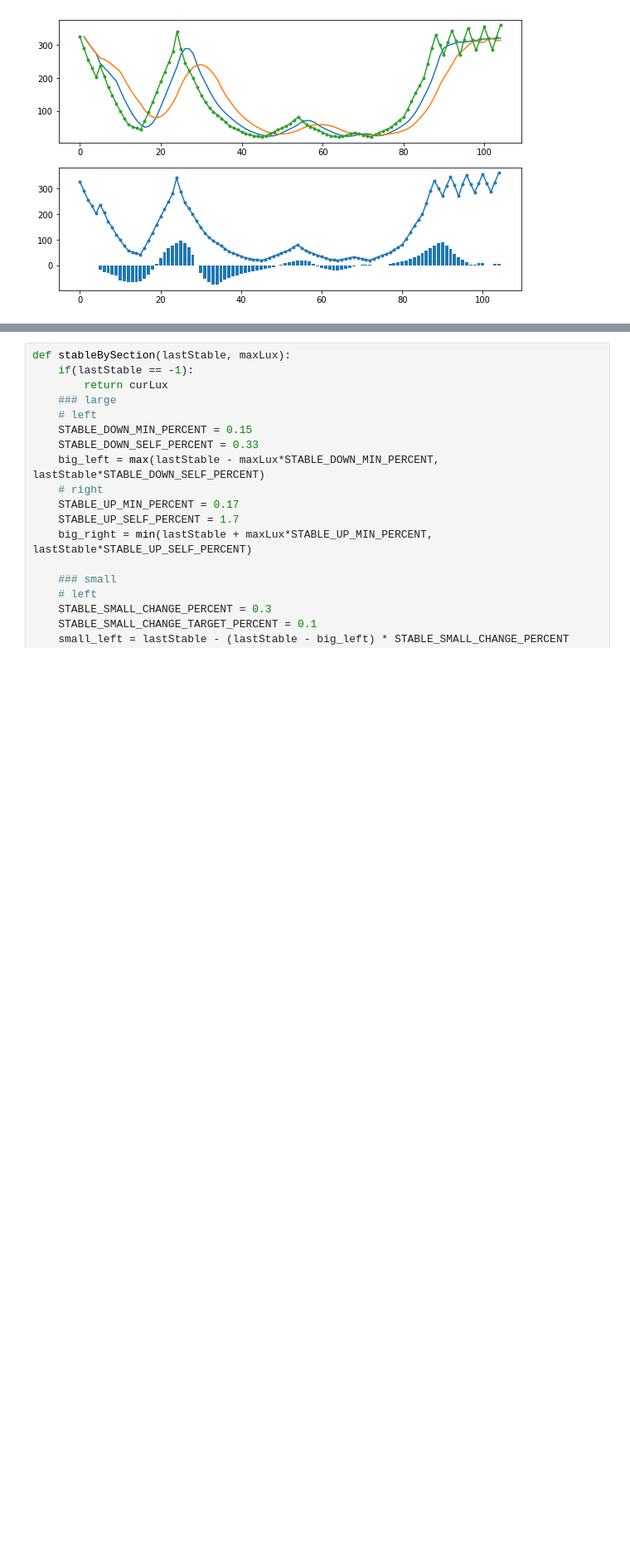
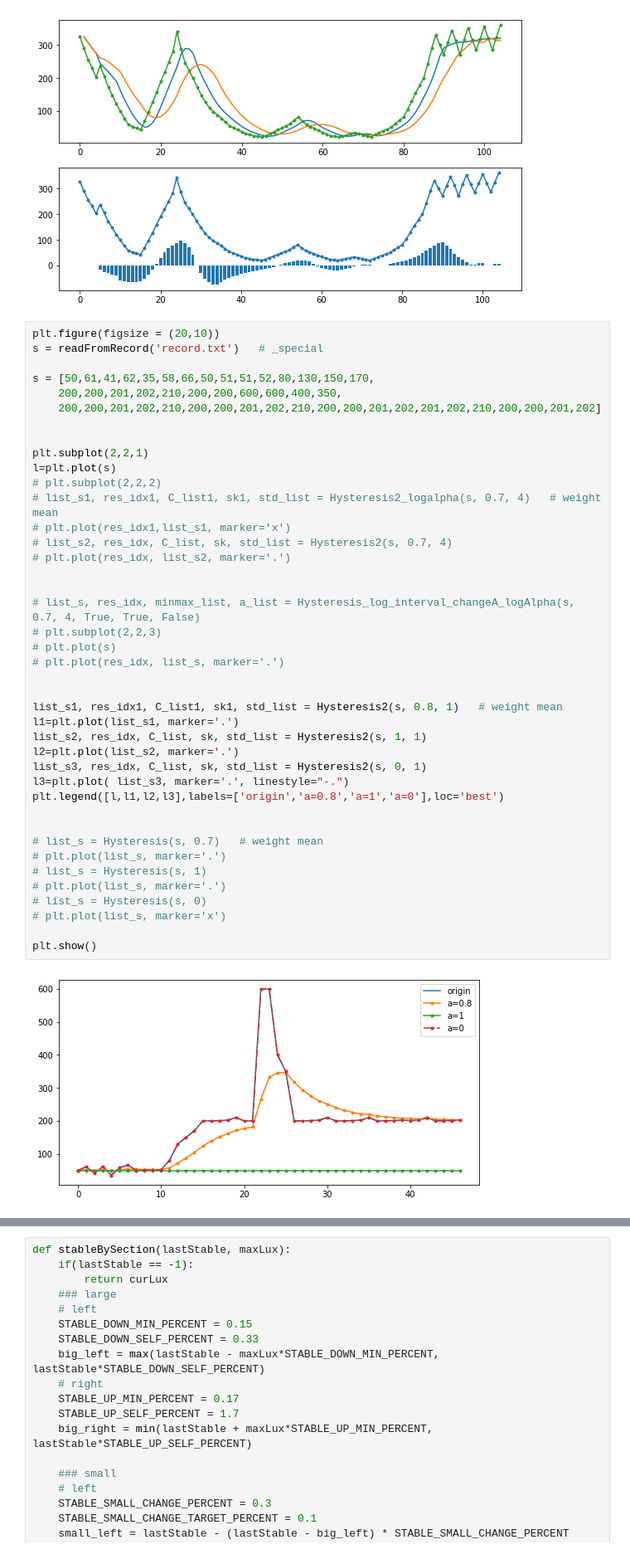
Before and after one commit to Whu-wxy/AmbientLightLab, a Jupyter notebook: filterTest.ipynb, the cells around one changed output, grey strips where cells are left out. Shown: that part at 83% size. Drawn from its saved outputs; the diff is of its cells as text; blank space fills up the shorter version.

```diff
--- a/filterTest.ipynb
+++ b/filterTest.ipynb
@@ -542,6 +686,49 @@ plt.plot(t,s, marker='.')
 plt.show()
 # %% [output]
 [figure]
+# %%
+plt.figure(figsize = (20,10))
+s = readFromRecord('record.txt')   # _special
+
+s = [50,61,41,62,35,58,66,50,51,51,52,80,130,150,170,
+    200,200,201,202,210,200,200,600,600,400,350,
+    200,200,201,202,210,200,200,201,202,210,200,200,201,202,201,202,210,200,200,201,202]
+
+
+plt.subplot(2,2,1)
+l=plt.plot(s)
+# plt.subplot(2,2,2)
+# list_s1, res_idx1, C_list1, sk1, std_list = Hysteresis2_logalpha(s, 0.7, 4)   # weight mean
+# plt.plot(res_idx1,list_s1, marker='x')
+# list_s2, res_idx, C_list, sk, std_list = Hysteresis2(s, 0.7, 4)
+# plt.plot(res_idx, list_s2, marker='.')
+
+
+# list_s, res_idx, minmax_list, a_list = Hysteresis_log_interval_changeA_logAlpha(s, 0.7, 4, True, True, False)
+# plt.subplot(2,2,3)
+# plt.plot(s)
+# plt.plot(res_idx, list_s, marker='.')
+
+
+list_s1, res_idx1, C_list1, sk1, std_list = Hysteresis2(s, 0.8, 1)   # weight mean
+l1=plt.plot(list_s1, marker='.')
+list_s2, res_idx, C_list, sk, std_list = Hysteresis2(s, 1, 1)
+l2=plt.plot(list_s2, marker='.')
+list_s3, res_idx, C_list, sk, std_list = Hysteresis2(s, 0, 1)
+l3=plt.plot( list_s3, marker='.', linestyle="-.")
+plt.legend([l,l1,l2,l3],labels=['origin','a=0.8','a=1','a=0'],loc='best')
+
+
+# list_s = Hysteresis(s, 0.7)   # weight mean
+# plt.plot(list_s, marker='.')
+# list_s = Hysteresis(s, 1)
+# plt.plot(list_s, marker='.')
+# list_s = Hysteresis(s, 0)
+# plt.plot(list_s, marker='x')
+
+plt.show()
+# %% [output]
+[figure, added]
 # %%
 #一阶滞后滤波法
 plt.figure(figsize = (20,10))
```
Also changed, not shown: parts of 2 cells of this notebook, 11 other files.
